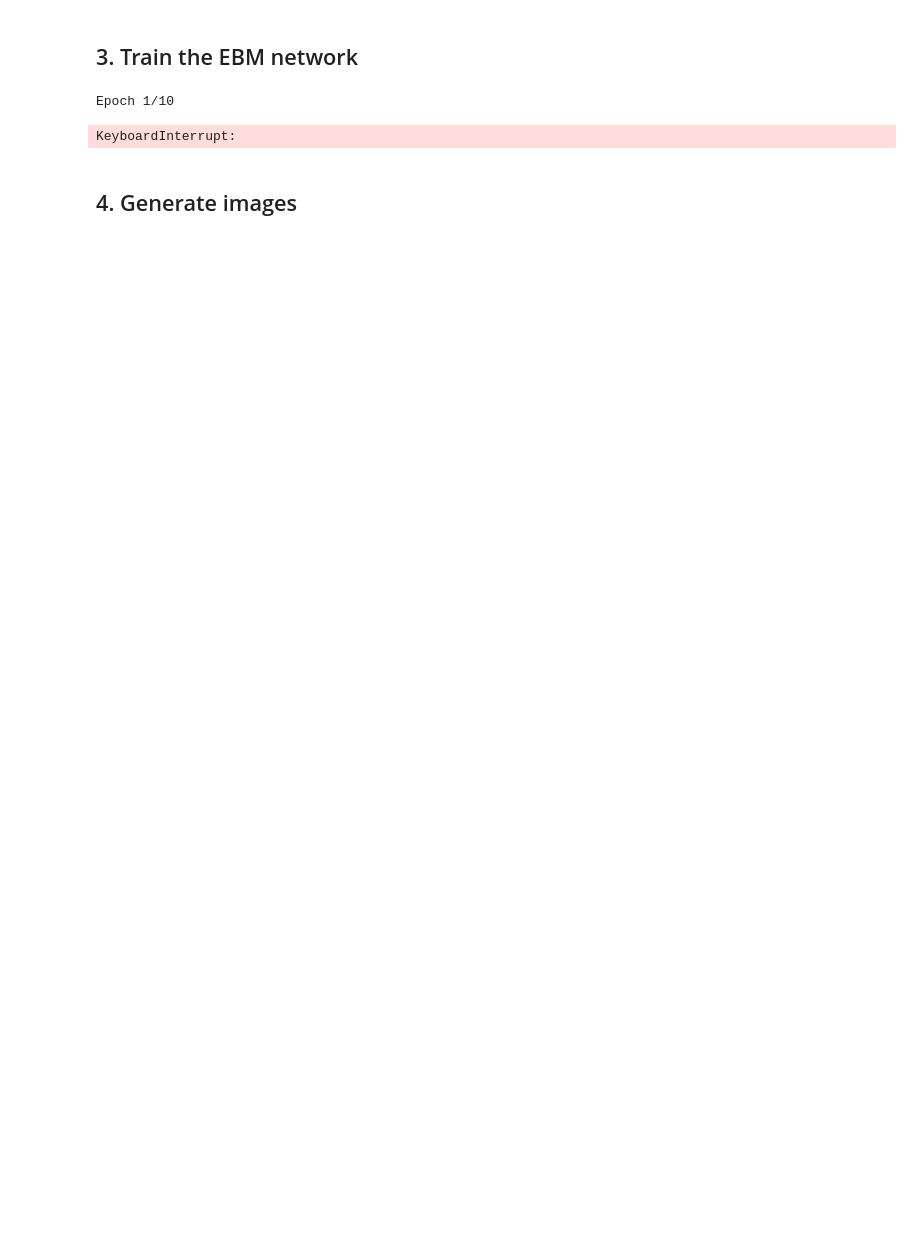
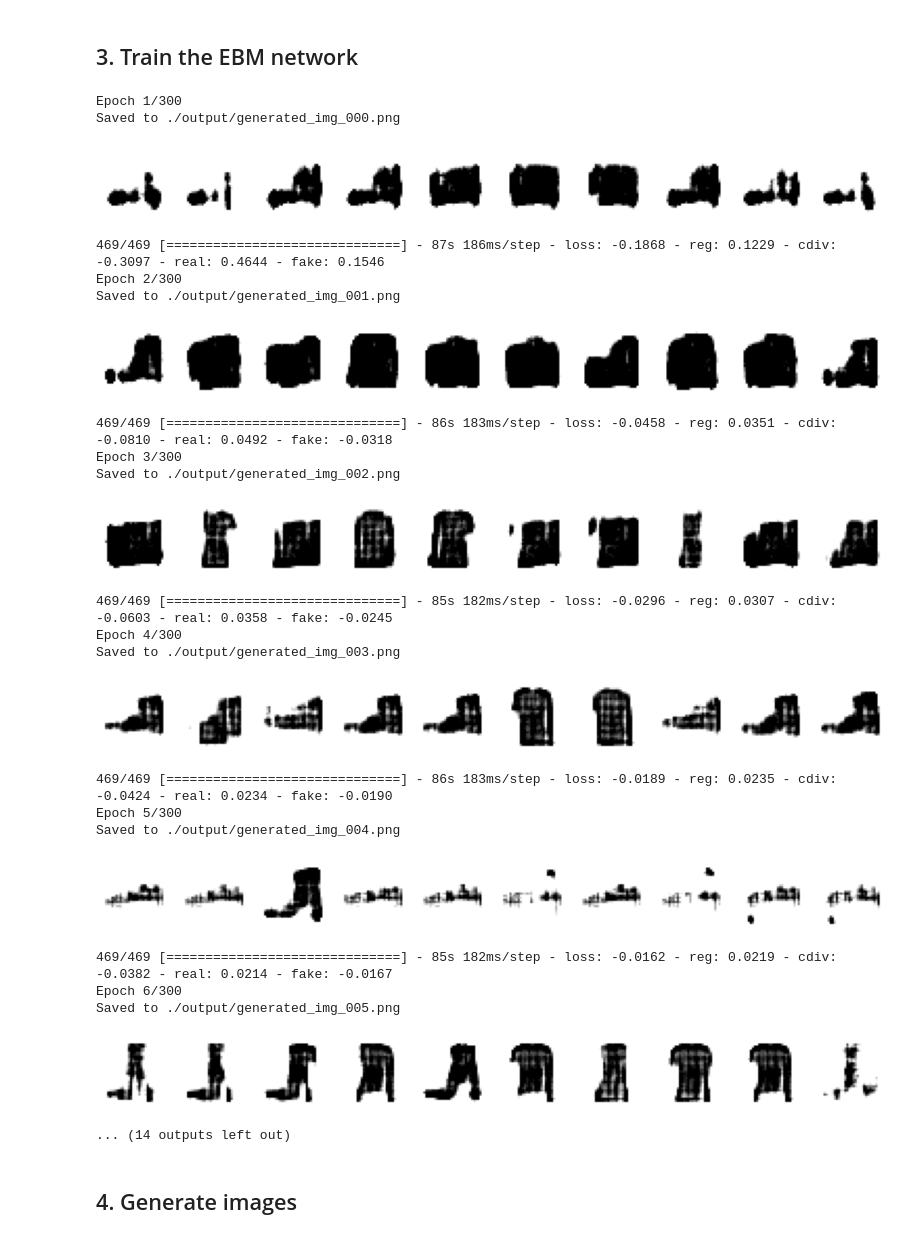
Before and after one commit to davidADSP/Generative_Deep_Learning_2nd_Edition, a Jupyter notebook: notebooks/ebm/demo/train.ipynb, the cells around one changed output. Drawn from its saved outputs; the diff is of its cells as text; code cells hidden in the pictures; blank space fills up the shorter version.

```diff
--- a/notebooks/ebm/demo/train.ipynb
+++ b/notebooks/ebm/demo/train.ipynb
@@ -133,28 +140,35 @@ class EBM(keras.Model):
     def __init__(self):
         super(EBM, self).__init__()
         self.cnn = ebm_model
-        self.sampler = Sampler(self.cnn, img_shape=(IMAGE_SIZE, IMAGE_SIZE, CHANNELS), sample_size=BATCH_SIZE)
-        self.alpha = 0.1
+        self.sampler = Sampler(self.cnn)
+        self.alpha = ALPHA
         self.loss_metric = keras.metrics.Mean(name="loss")
+        self.reg_loss_metric = keras.metrics.Mean(name="reg")
+        self.cdiv_loss_metric = keras.metrics.Mean(name="cdiv")
+        self.real_out_metric = keras.metrics.Mean(name="real")
+        self.fake_out_metric = keras.metrics.Mean(name="fake")
 
     @property
     def metrics(self):
-        return [self.loss_metric]
+        return [self.loss_metric, self.reg_loss_metric, self.cdiv_loss_metric, self.real_out_metric, self.fake_out_metric]
 
     def train_step(self, real_imgs):
-        real_imgs += tf.random.normal(shape=tf.shape(real_imgs)) * 0.005
+        real_imgs += tf.random.normal(shape=tf.shape(real_imgs), mean = 0, stddev = NOISE)
         real_imgs = tf.clip_by_value(real_imgs, -1.0, 1.0)
-        fake_imgs = self.sampler.sample_new_exmps(steps=60, step_size=10)
+        fake_imgs = self.sampler.sample_new_exmps(steps=STEPS, step_size=STEP_SIZE, noise = NOISE)
         inp_imgs = tf.concat([real_imgs, fake_imgs], axis=0)
-        inp_imgs = tf.stop_gradient(inp_imgs)
         with tf.GradientTape() as training_tape:
-            real_out, fake_out = tf.split(self.cnn(inp_imgs, training = True), 2, axis=0)
+            real_out, fake_out = tf.split(self.cnn(inp_imgs), 2, axis=0)
             reg_loss = self.alpha * tf.reduce_mean(real_out ** 2 + fake_out ** 2, axis = 0)
-            cdiv_loss = tf.reduce_mean(fake_out - real_out, axis = 0)
+            cdiv_loss = tf.reduce_mean(fake_out, axis = 0) - tf.reduce_mean(real_out, axis = 0)
             loss = reg_loss + cdiv_loss
         grads = training_tape.gradient(loss, self.cnn.trainable_variables)
         self.optimizer.apply_gradients(zip(grads, self.cnn.trainable_variables))
         self.loss_metric.update_state(loss)
+        self.reg_loss_metric.update_state(reg_loss)
+        self.cdiv_loss_metric.update_state(cdiv_loss)
+        self.real_out_metric.update_state(tf.reduce_mean(real_out, axis = 0))
+        self.fake_out_metric.update_state(tf.reduce_mean(fake_out, axis = 0))
         return {m.name: m.result() for m in self.metrics}
 # %%
 ebm = EBM()
@@ -163,5 +177,13 @@ ebm = EBM()
 # %%
 # Compile and train the model
 ebm.compile(optimizer=keras.optimizers.Adam(learning_rate=0.0001), run_eagerly=True)
+# %%
+# Create a model save checkpoint
+model_checkpoint_callback = keras.callbacks.ModelCheckpoint(
+    filepath="./checkpoint/checkpoint.ckpt",
+    save_weights_only=True,
+    save_freq="epoch",
+    verbose=0,
+)
 # %%
 tensorboard_callback = keras.callbacks.TensorBoard(log_dir="./logs")
@@ -168,13 +200,37 @@ tensorboard_callback = keras.callbacks.TensorBoard(log_dir="./logs")
 # %%
 ebm.fit(
+    # np.array([x_train[0] for _ in range(5000)] + [x_train[1] for _ in range(5000)])
     x_train
     , batch_size=BATCH_SIZE
+    , shuffle = True
     , epochs=EPOCHS
-    , callbacks = [tensorboard_callback]
+    , callbacks = [model_checkpoint_callback, tensorboard_callback, ImageGenerator(num_img=10)]
 )
 # %% [output]
-Epoch 1/10
+Epoch 1/300
+Saved to ./output/generated_img_000.png
+[figure, added]
-KeyboardInterrupt:
+469/469 [==============================] - 87s 186ms/step - loss: -0.1868 - reg: 0.1229 - cdiv: -0.3097 - real: 0.4644 - fake: 0.1546
+Epoch 2/300
+Saved to ./output/generated_img_001.png
+[figure, added]
+469/469 [==============================] - 86s 183ms/step - loss: -0.0458 - reg: 0.0351 - cdiv: -0.0810 - real: 0.0492 - fake: -0.0318
+Epoch 3/300
+Saved to ./output/generated_img_002.png
+[figure, added]
+469/469 [==============================] - 85s 182ms/step - loss: -0.0296 - reg: 0.0307 - cdiv: -0.0603 - real: 0.0358 - fake: -0.0245
+Epoch 4/300
+Saved to ./output/generated_img_003.png
+[figure, added]
+469/469 [==============================] - 86s 183ms/step - loss: -0.0189 - reg: 0.0235 - cdiv: -0.0424 - real: 0.0234 - fake: -0.0190
+Epoch 5/300
+Saved to ./output/generated_img_004.png
+[figure, added]
+469/469 [==============================] - 85s 182ms/step - loss: -0.0162 - reg: 0.0219 - cdiv: -0.0382 - real: 0.0214 - fake: -0.0167
+Epoch 6/300
+Saved to ./output/generated_img_005.png
+[figure, added]
+... (14 outputs left out)
 # %% [markdown]
 ## 4. Generate images <a name="generate"></a>
 # %%
```
Also changed, not shown: parts of 10 cells of this notebook, 4 other files.
